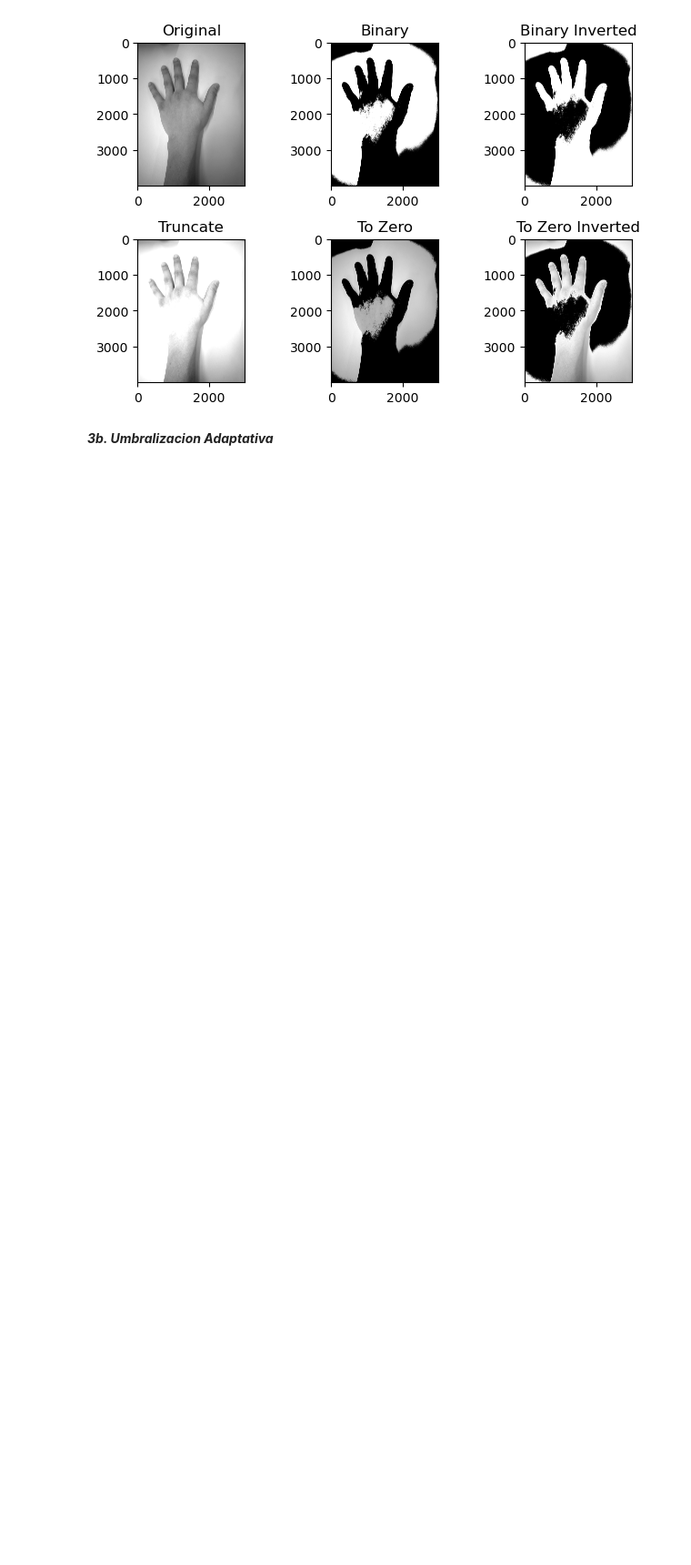
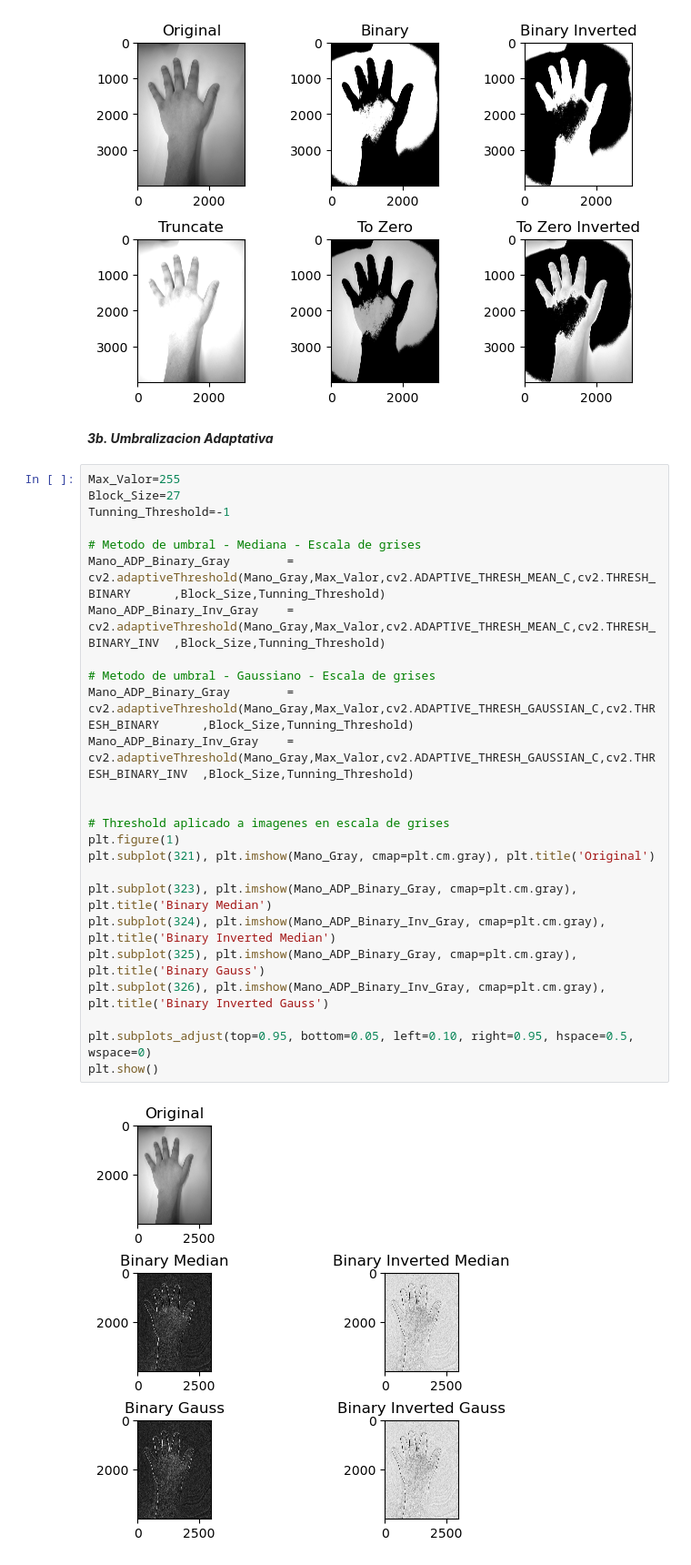
Before and after one commit to KouzouAkizuki/Tecnicas-de-IA---2024-I, a Jupyter notebook: Talleres/Taller 2/Taller 2.ipynb, the cells around one changed output. Shown at 91% size. Cells and saved outputs as stored; diff of their text form; blank space fills up the shorter version.

```diff
--- a/Talleres/Taller 2/Taller 2.ipynb
+++ b/Talleres/Taller 2/Taller 2.ipynb
@@ -169,3 +169,30 @@ plt.show()
 [figure]
 # %% [markdown]
 ***3b. Umbralizacion Adaptativa***
+# %%
+Max_Valor=255
+Block_Size=27
+Tunning_Threshold=-1
+
+# Metodo de umbral - Mediana - Escala de grises
+Mano_ADP_Binary_Gray        =   cv2.adaptiveThreshold(Mano_Gray,Max_Valor,cv2.ADAPTIVE_THRESH_MEAN_C,cv2.THRESH_BINARY      ,Block_Size,Tunning_Threshold)
+Mano_ADP_Binary_Inv_Gray    =   cv2.adaptiveThreshold(Mano_Gray,Max_Valor,cv2.ADAPTIVE_THRESH_MEAN_C,cv2.THRESH_BINARY_INV  ,Block_Size,Tunning_Threshold)
+
+# Metodo de umbral - Gaussiano - Escala de grises
+Mano_ADP_Binary_Gray        =   cv2.adaptiveThreshold(Mano_Gray,Max_Valor,cv2.ADAPTIVE_THRESH_GAUSSIAN_C,cv2.THRESH_BINARY      ,Block_Size,Tunning_Threshold)
+Mano_ADP_Binary_Inv_Gray    =   cv2.adaptiveThreshold(Mano_Gray,Max_Valor,cv2.ADAPTIVE_THRESH_GAUSSIAN_C,cv2.THRESH_BINARY_INV  ,Block_Size,Tunning_Threshold)
+
+
+# Threshold aplicado a imagenes en escala de grises
+plt.figure(1)
+plt.subplot(321), plt.imshow(Mano_Gray, cmap=plt.cm.gray), plt.title('Original')
+
+plt.subplot(323), plt.imshow(Mano_ADP_Binary_Gray, cmap=plt.cm.gray), plt.title('Binary Median')
+plt.subplot(324), plt.imshow(Mano_ADP_Binary_Inv_Gray, cmap=plt.cm.gray), plt.title('Binary Inverted Median')
+plt.subplot(325), plt.imshow(Mano_ADP_Binary_Gray, cmap=plt.cm.gray), plt.title('Binary Gauss')
+plt.subplot(326), plt.imshow(Mano_ADP_Binary_Inv_Gray, cmap=plt.cm.gray), plt.title('Binary Inverted Gauss')
+
+plt.subplots_adjust(top=0.95, bottom=0.05, left=0.10, right=0.95, hspace=0.5, wspace=0)
+plt.show()
+# %% [output]
+[figure, added]
```
Also changed, not shown: parts of 3 cells of this notebook.
